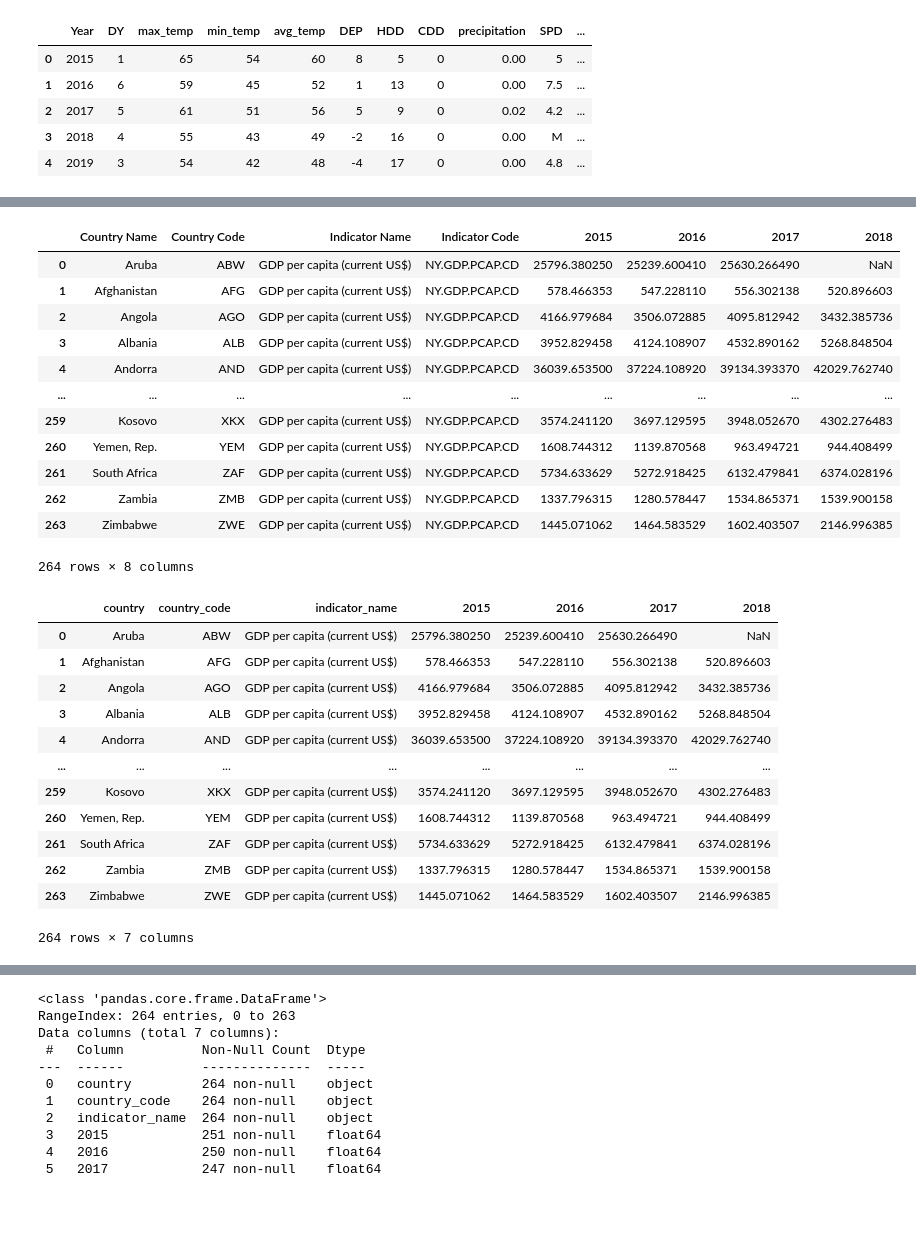
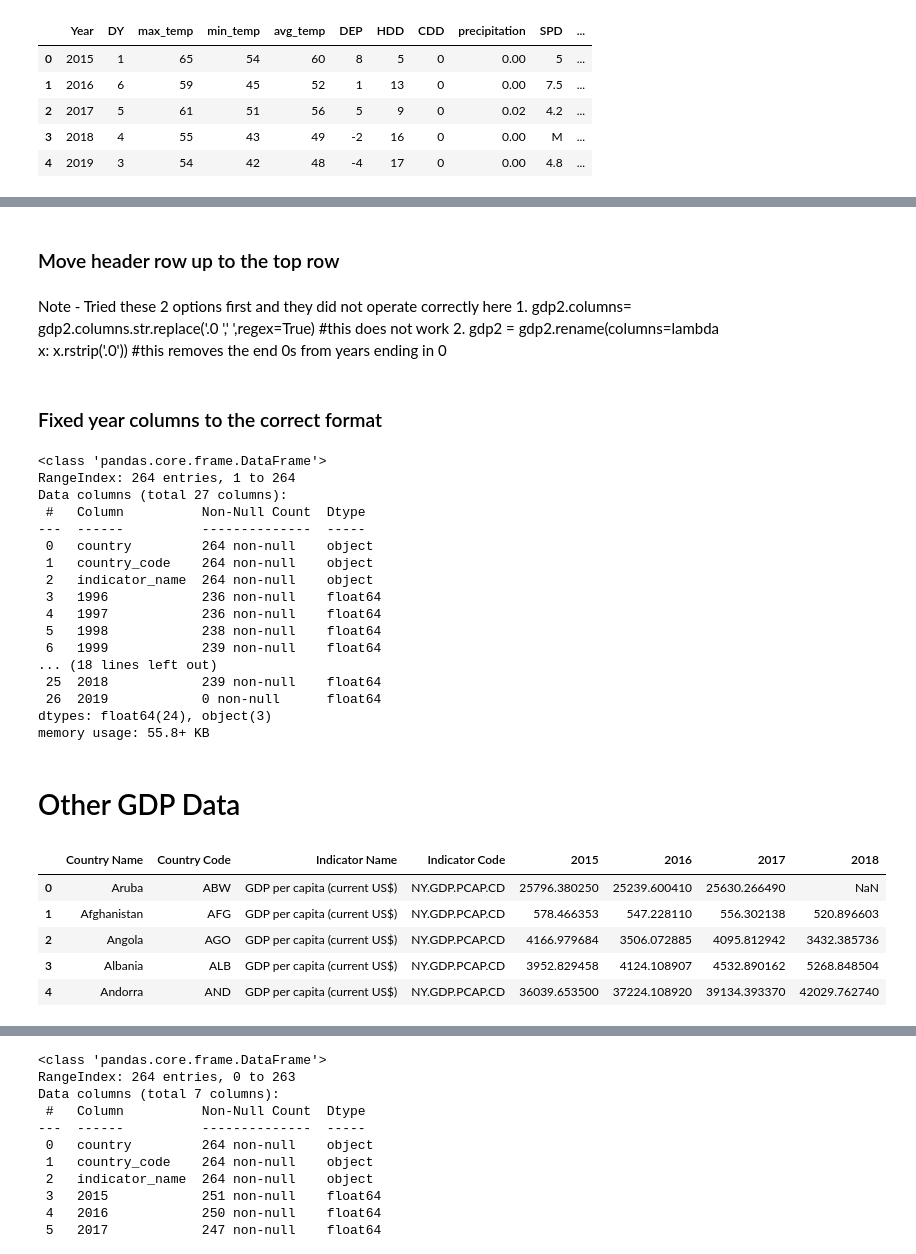
Before and after one commit to nmuldowney/nyc-marathon-capstone, a Jupyter notebook: notebooks/nyc_weather_and_gdp_eda.ipynb, the cells around one changed output, grey strips where cells are left out. Cells and saved outputs as stored; diff of their text form; code cells hidden in the pictures; blank space fills up the shorter version.

Commit message:
explore and clean gdp data

```diff
--- a/notebooks/nyc_weather_and_gdp_eda.ipynb
+++ b/notebooks/nyc_weather_and_gdp_eda.ipynb
@@ -28,0 +47,2 @@ nyc_weather
+# %% [markdown]
+ ### Move header row up to the top row
@@ -28,0 +54,6 @@ nyc_weather
+# %% [markdown]
+Note - Tried these 2 options first and they did not operate correctly here
+    1. gdp2.columns= gdp2.columns.str.replace('.0 ',' ',regex=True) #this does not work
+    2. gdp2 = gdp2.rename(columns=lambda x: x.rstrip('.0'))   #this removes the end 0s from years ending in 0
+# %% [markdown]
+### Fixed year columns to the correct format
@@ -28,0 +72,20 @@ nyc_weather
+# %%
+gdp2.info()
+# %% [output]
+<class 'pandas.core.frame.DataFrame'>
+RangeIndex: 264 entries, 1 to 264
+Data columns (total 27 columns):
+ #   Column          Non-Null Count  Dtype
+---  ------          --------------  -----
+ 0   country         264 non-null    object
+ 1   country_code    264 non-null    object
+ 2   indicator_name  264 non-null    object
+ 3   1996            236 non-null    float64
+ 4   1997            236 non-null    float64
+ 5   1998            238 non-null    float64
+ 6   1999            239 non-null    float64
+... (18 lines left out)
+ 25  2018            239 non-null    float64
+ 26  2019            0 non-null      float64
+dtypes: float64(24), object(3)
+memory usage: 55.8+ KB
@@ -29 +95,3 @@ nyc_weather
+# %% [markdown]
+# Other GDP Data
 # %%
@@ -31,40 +99,17 @@ gdp=pd.read_csv('../data/gdp_clean.csv')
 # %%
-gdp
+gdp.head()
 # %% [output]
 |  | Country Name | Country Code | Indicator Name | Indicator Code | 2015 | 2016 | 2017 | 2018 |
 | 0 | Aruba | ABW | GDP per capita (current US$) | NY.GDP.PCAP.CD | 25796.380250 | 25239.600410 | 25630.266490 | NaN |
 | 1 | Afghanistan | AFG | GDP per capita (current US$) | NY.GDP.PCAP.CD | 578.466353 | 547.228110 | 556.302138 | 520.896603 |
 | 2 | Angola | AGO | GDP per capita (current US$) | NY.GDP.PCAP.CD | 4166.979684 | 3506.072885 | 4095.812942 | 3432.385736 |
 | 3 | Albania | ALB | GDP per capita (current US$) | NY.GDP.PCAP.CD | 3952.829458 | 4124.108907 | 4532.890162 | 5268.848504 |
 | 4 | Andorra | AND | GDP per capita (current US$) | NY.GDP.PCAP.CD | 36039.653500 | 37224.108920 | 39134.393370 | 42029.762740 |
-| ... | ... | ... | ... | ... | ... | ... | ... | ... |
-| 259 | Kosovo | XKX | GDP per capita (current US$) | NY.GDP.PCAP.CD | 3574.241120 | 3697.129595 | 3948.052670 | 4302.276483 |
-| 260 | Yemen, Rep. | YEM | GDP per capita (current US$) | NY.GDP.PCAP.CD | 1608.744312 | 1139.870568 | 963.494721 | 944.408499 |
-| 261 | South Africa | ZAF | GDP per capita (current US$) | NY.GDP.PCAP.CD | 5734.633629 | 5272.918425 | 6132.479841 | 6374.028196 |
-| 262 | Zambia | ZMB | GDP per capita (current US$) | NY.GDP.PCAP.CD | 1337.796315 | 1280.578447 | 1534.865371 | 1539.900158 |
-| 263 | Zimbabwe | ZWE | GDP per capita (current US$) | NY.GDP.PCAP.CD | 1445.071062 | 1464.583529 | 1602.403507 | 2146.996385 |
-264 rows × 8 columns
 # %%
 #drop some columns and rename others
 gdp = gdp.drop(columns = ['Indicator Code'], axis=1)
 gdp = gdp.rename(columns={'Country Name': 'country', 'Country Code':'country_code',
                                           'Indicator Name':'indicator_name',})
-# %%
-gdp
-# %% [output]
-|  | country | country_code | indicator_name | 2015 | 2016 | 2017 | 2018 |
-| 0 | Aruba | ABW | GDP per capita (current US$) | 25796.380250 | 25239.600410 | 25630.266490 | NaN |
-| 1 | Afghanistan | AFG | GDP per capita (current US$) | 578.466353 | 547.228110 | 556.302138 | 520.896603 |
-| 2 | Angola | AGO | GDP per capita (current US$) | 4166.979684 | 3506.072885 | 4095.812942 | 3432.385736 |
-| 3 | Albania | ALB | GDP per capita (current US$) | 3952.829458 | 4124.108907 | 4532.890162 | 5268.848504 |
-| 4 | Andorra | AND | GDP per capita (current US$) | 36039.653500 | 37224.108920 | 39134.393370 | 42029.762740 |
-| ... | ... | ... | ... | ... | ... | ... | ... |
-| 259 | Kosovo | XKX | GDP per capita (current US$) | 3574.241120 | 3697.129595 | 3948.052670 | 4302.276483 |
-| 260 | Yemen, Rep. | YEM | GDP per capita (current US$) | 1608.744312 | 1139.870568 | 963.494721 | 944.408499 |
-| 261 | South Africa | ZAF | GDP per capita (current US$) | 5734.633629 | 5272.918425 | 6132.479841 | 6374.028196 |
-| 262 | Zambia | ZMB | GDP per capita (current US$) | 1337.796315 | 1280.578447 | 1534.865371 | 1539.900158 |
-| 263 | Zimbabwe | ZWE | GDP per capita (current US$) | 1445.071062 | 1464.583529 | 1602.403507 | 2146.996385 |
-264 rows × 7 columns
 # %%
 gdp.describe()
 # %% [output]
```
Also changed, not shown: parts of 18 cells of this notebook.
